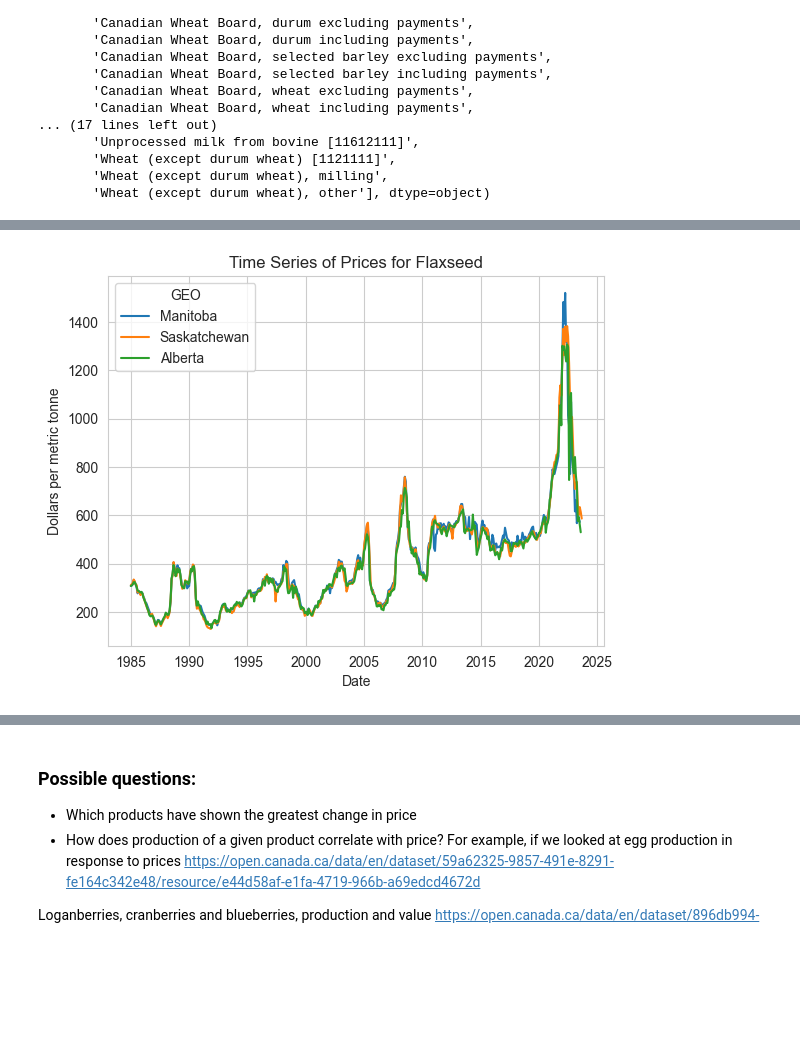
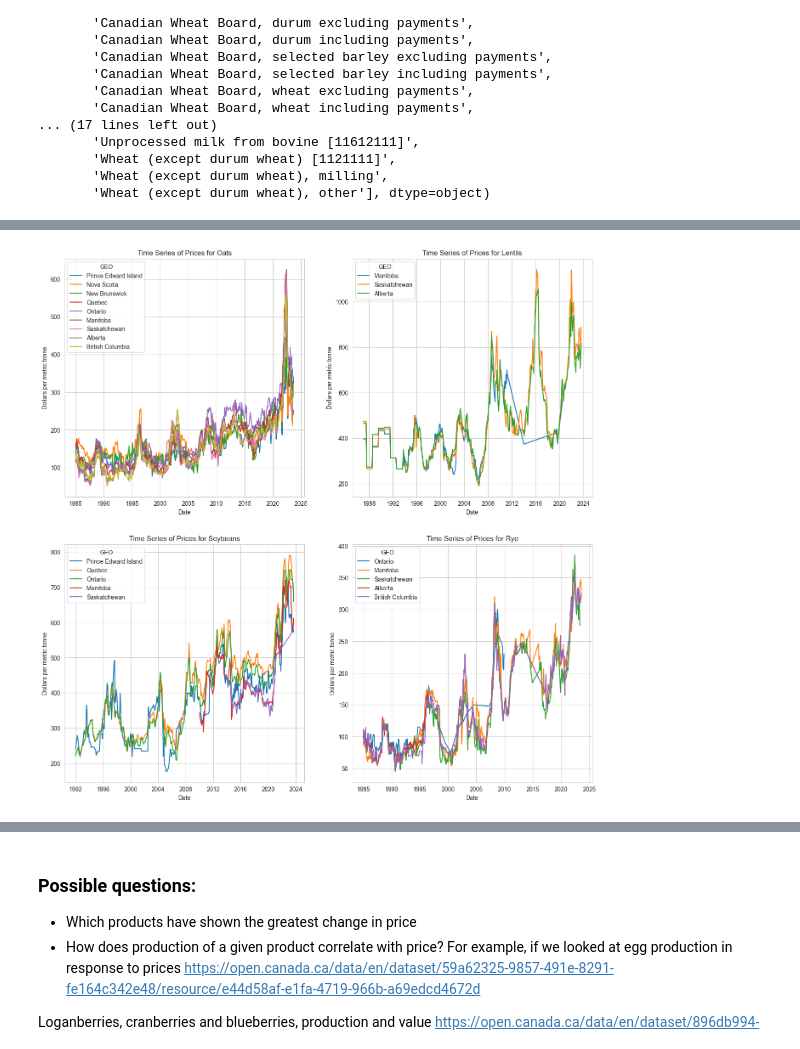
Before and after one commit to davjfish/WatspeedFoundationsGroupProject, a Jupyter notebook: david_scratch.ipynb, the cells around one changed output, grey strips where cells are left out. Cells and saved outputs as stored; diff of their text form; code cells hidden in the pictures; blank space fills up the shorter version.

```diff
--- a/david_scratch.ipynb
+++ b/david_scratch.ipynb
@@ -78,3 +82,14 @@ _plot_time_series("Flaxseed [115122111]")
 # %%
+plt.figure(figsize=(16, 16))
+
+# let's focus in on eggs in shell production in Canada
+plt.subplot(2, 2, 1)
+_plot_time_series("Oats [115113111]")
+plt.subplot(2, 2, 2)
+_plot_time_series("Lentils [114312]")
+plt.subplot(2, 2, 3)
+_plot_time_series("Soybeans [1151211]")
+plt.subplot(2, 2, 4)
+_plot_time_series("Rye [1151152]")
 # %% [output]
-[figure, old version]
+[figure, new version]
```
Also changed, not shown: parts of 6 cells of this notebook, 2 other files.
